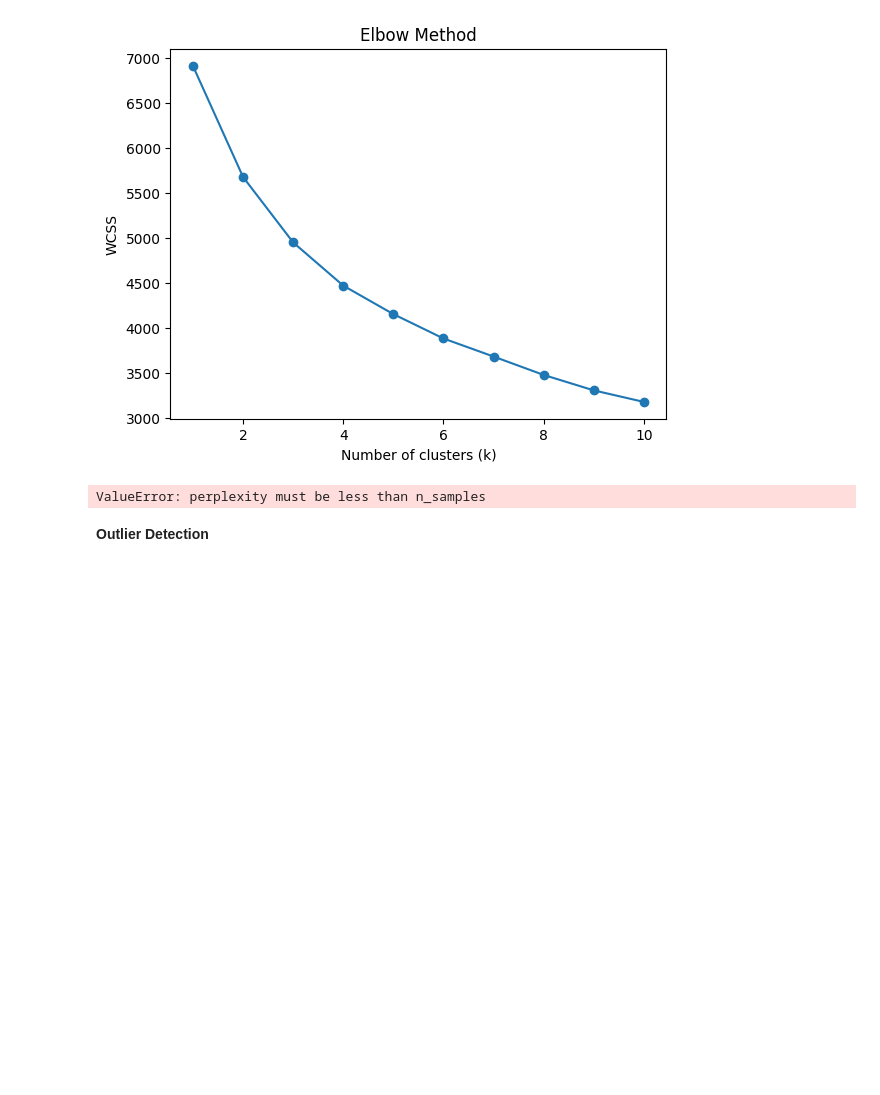
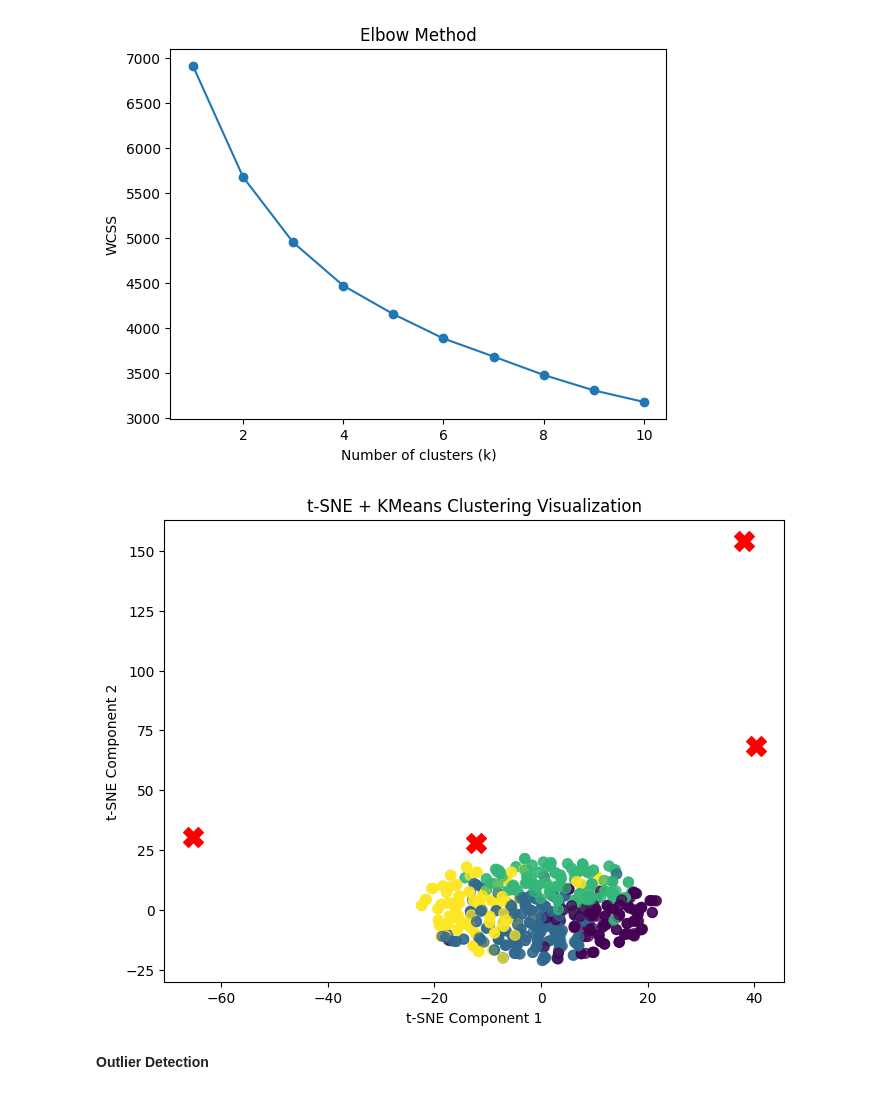
Before and after one commit to rhiats/pimaSpec, a Jupyter notebook: pima.ipynb, the cells around one changed output. Cells and saved outputs as stored; diff of their text form; code cells hidden in the pictures; blank space fills up the shorter version.

Commit message:
Tsne visualizations do not show the centers of the cluster well, might not be a non-linear relationship. Will try PCA

```diff
--- a/pima.ipynb
+++ b/pima.ipynb
@@ -303,26 +305,26 @@ plt.show()
 # %%
 kmeans = KMeans(n_clusters=4)
 kmeans.fit(X)
 
 centers = kmeans.cluster_centers_
 labels = kmeans.labels_
 
-tsne = TSNE(n_components=2, perplexity=30, n_iter=300, random_state=42)
+tsne = TSNE(n_components=2, perplexity=2, n_iter=300, random_state=42)
 X_tsne = tsne.fit_transform(X)
 
 cluster_centers = kmeans.cluster_centers_
 cluster_centers_tsne = tsne.fit_transform(cluster_centers)
 
 plt.figure(figsize=(8, 6))
 plt.scatter(X_tsne[:, 0], X_tsne[:, 1], c=labels, cmap='viridis', s=50, alpha=0.7, label='Data Points')
 plt.scatter(cluster_centers_tsne[:, 0], cluster_centers_tsne[:, 1], c='red', s=200, marker='X', label='Cluster Centers')
 
 plt.title('t-SNE + KMeans Clustering Visualization')
 plt.xlabel('t-SNE Component 1')
 plt.ylabel('t-SNE Component 2')
 plt.show()
 # %% [output]
-ValueError: perplexity must be less than n_samples
+[figure, added]
 # %% [markdown]
 **Outlier Detection**
 # %% [markdown]
```
Also changed, not shown: parts of 8 cells of this notebook.
